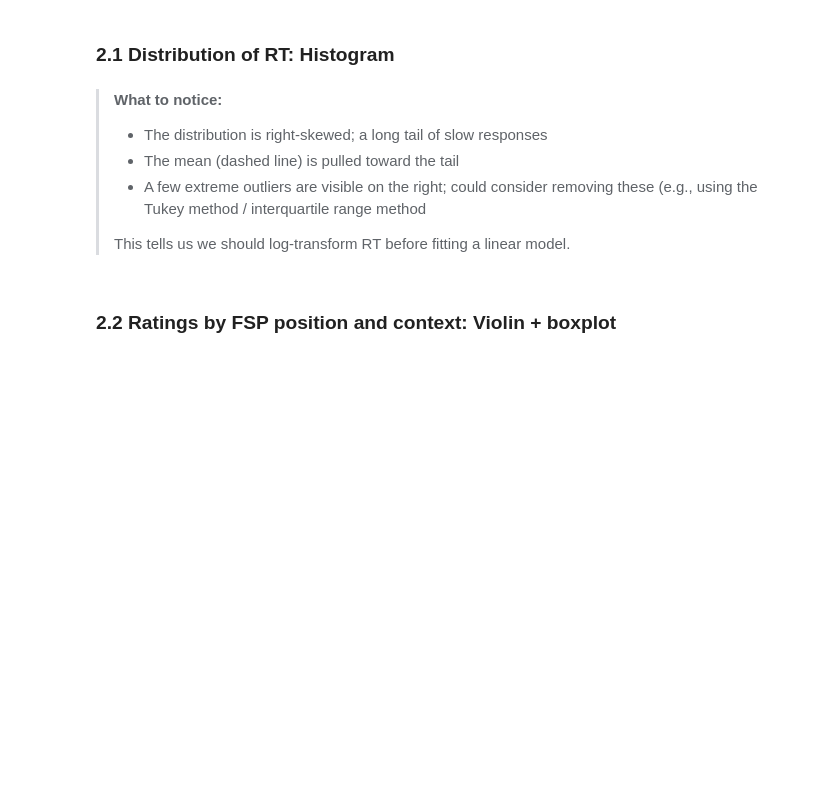
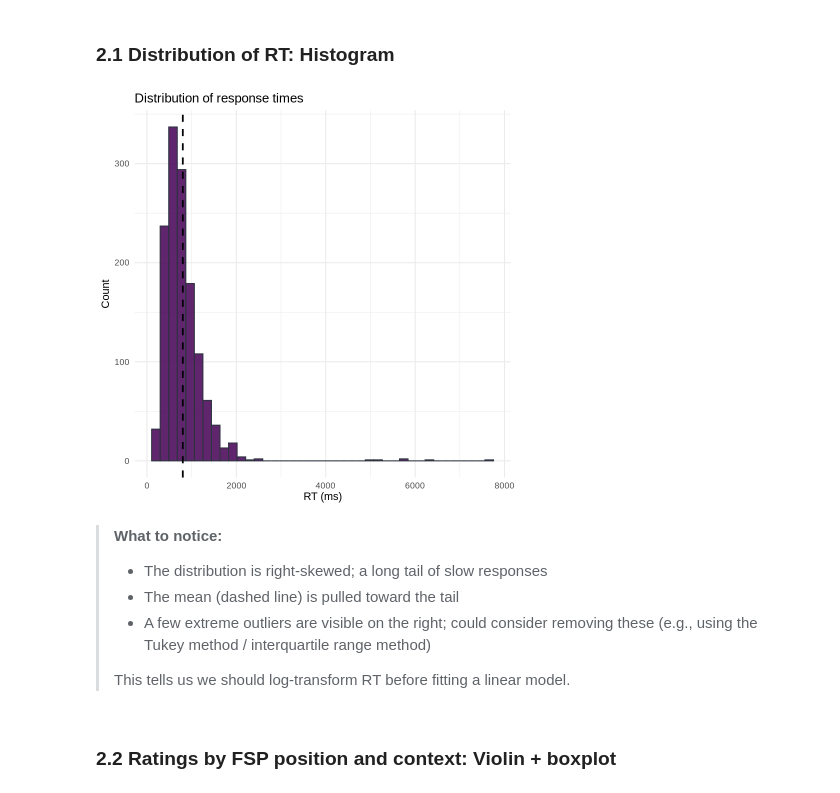
Before and after one commit to lhracs/CLA2026_crash_course, a Jupyter notebook: CLA2026_crash_course.ipynb, the cells around one changed output. Drawn from its saved outputs; the diff is of its cells as text; code cells hidden in the pictures; blank space fills up the shorter version.

```diff
--- a/CLA2026_crash_course.ipynb
+++ b/CLA2026_crash_course.ipynb
@@ -162,22 +253,23 @@ We will look at each outcome variable in turn.
 # %%
 # Histogram of raw RT values
 
 ggplot(tvjt, aes(x = rt_ms)) +
   geom_histogram(bins = 40, fill = viridis(1, option = "D"), color = "#2E3440", alpha = 0.85) +
   geom_vline(aes(xintercept = mean(rt_ms)), color = viridis(1, option = "A"),
              linewidth = 1, linetype = "dashed") +
   labs(
     title = "Distribution of response times",
-    subtitle = "Dashed line = mean. Notice the right skew and outliers.",
     x = "RT (ms)",
     y = "Count"
   ) +
   theme_minimal(base_size = 13)
+# %% [output]
+[figure, added]
 # %% [markdown]
 > **What to notice:**
 > - The distribution is right-skewed; a long tail of slow responses
 > - The mean (dashed line) is pulled toward the tail
-> - A few extreme outliers are visible on the right; could consider removing these (e.g., using the Tukey method / interquartile range method
+> - A few extreme outliers are visible on the right; could consider removing these (e.g., using the Tukey method / interquartile range method)
 >
 > This tells us we should log-transform RT before fitting a linear model.
 # %% [markdown]
```
Also changed, not shown: parts of 48 cells of this notebook.
